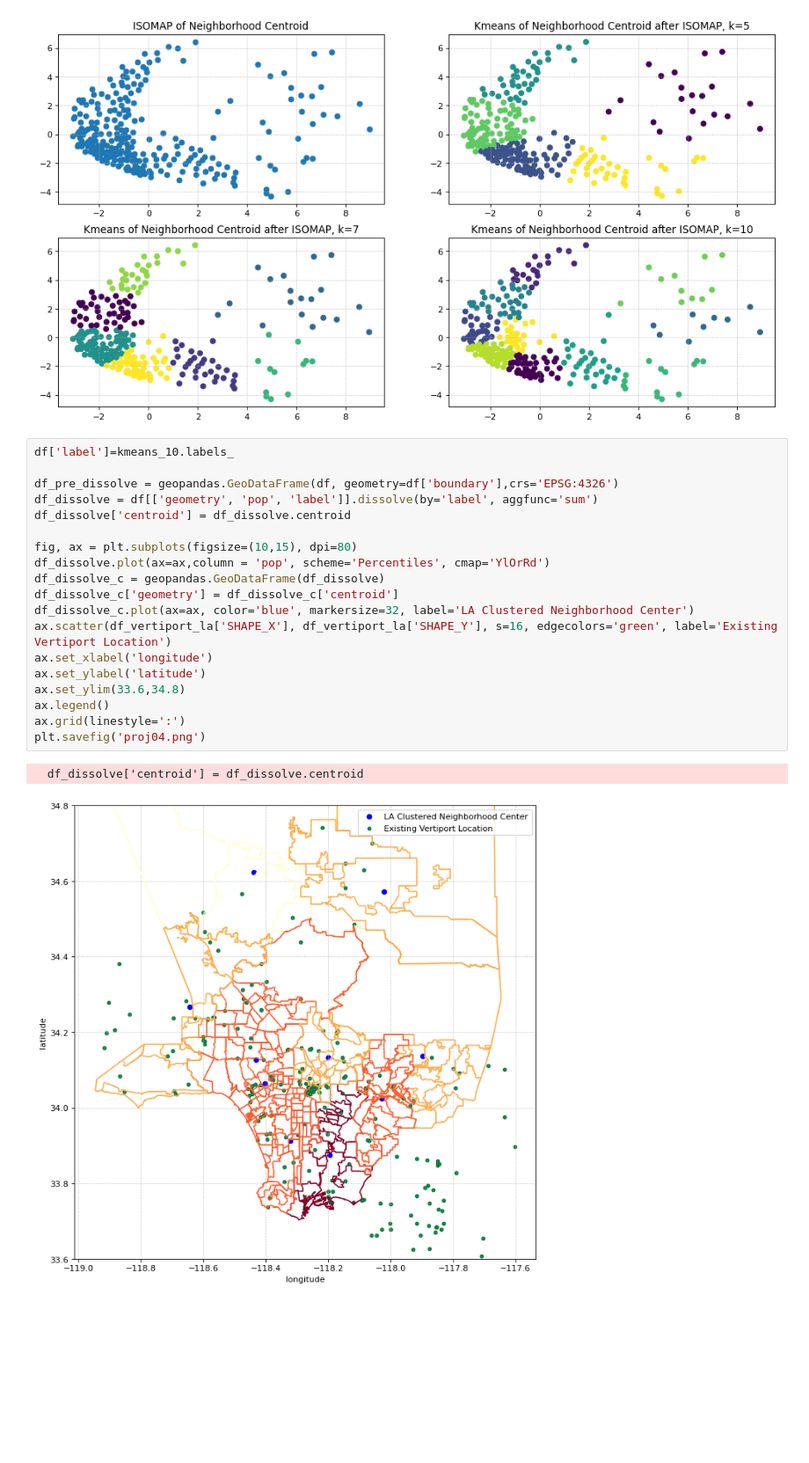
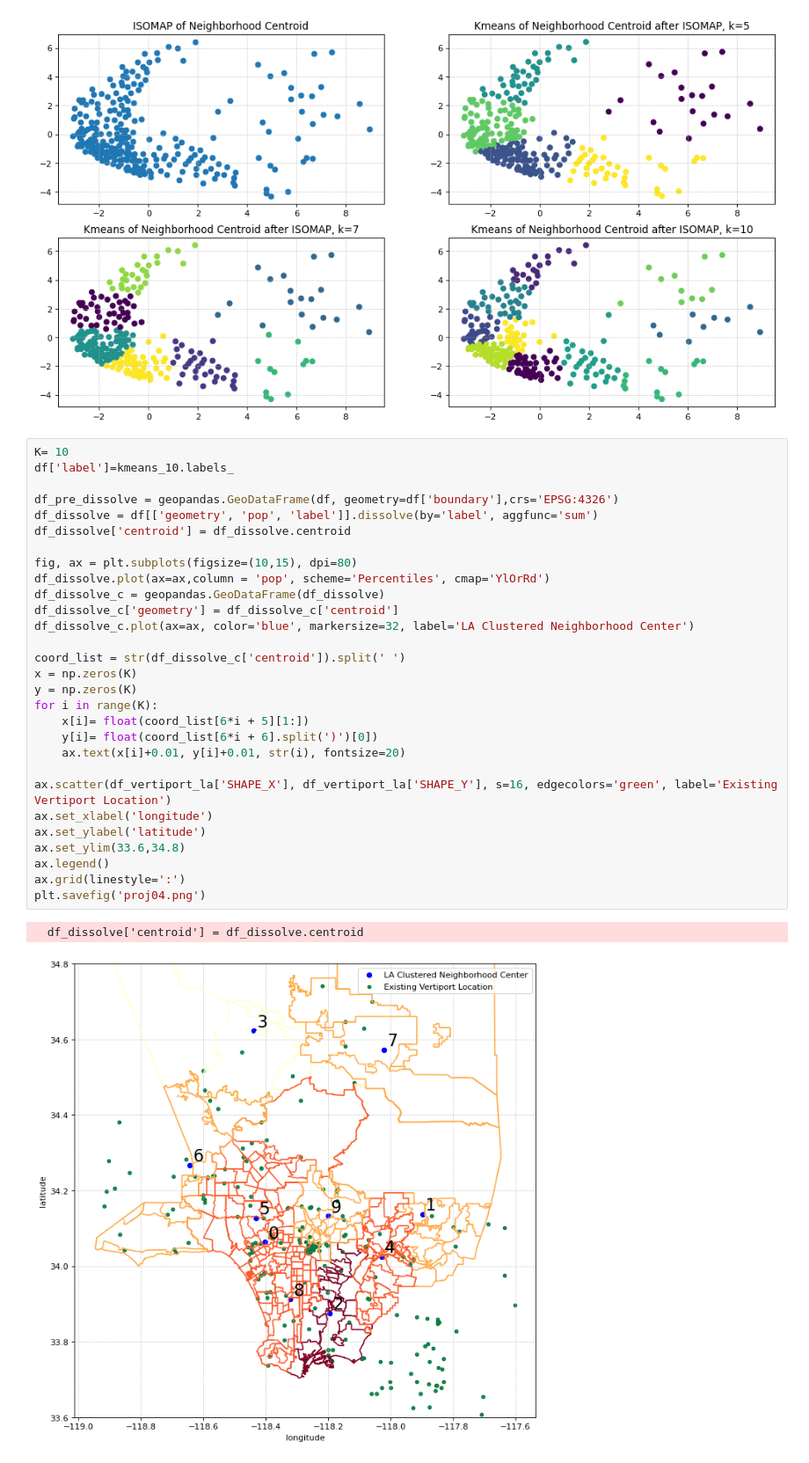
Before and after one commit to guanch1984/evtol-planning, a Jupyter notebook: geopanda_la_neighborhood.ipynb, the cells around one changed output. Shown at 88% size. Cells and saved outputs as stored; diff of their text form; blank space fills up the shorter version.

```diff
--- a/geopanda_la_neighborhood.ipynb
+++ b/geopanda_la_neighborhood.ipynb
@@ -118,26 +118,36 @@ plt.savefig('proj03.png')
 # %% [output]
 [figure]
 # %%
+K= 10
 df['label']=kmeans_10.labels_
 
 df_pre_dissolve = geopandas.GeoDataFrame(df, geometry=df['boundary'],crs='EPSG:4326')
 df_dissolve = df[['geometry', 'pop', 'label']].dissolve(by='label', aggfunc='sum')
 df_dissolve['centroid'] = df_dissolve.centroid
 
 fig, ax = plt.subplots(figsize=(10,15), dpi=80)
 df_dissolve.plot(ax=ax,column = 'pop', scheme='Percentiles', cmap='YlOrRd')
 df_dissolve_c = geopandas.GeoDataFrame(df_dissolve)
 df_dissolve_c['geometry'] = df_dissolve_c['centroid']
 df_dissolve_c.plot(ax=ax, color='blue', markersize=32, label='LA Clustered Neighborhood Center')
+
+coord_list = str(df_dissolve_c['centroid']).split(' ')
+x = np.zeros(K)
+y = np.zeros(K)
+for i in range(K):
+    x[i]= float(coord_list[6*i + 5][1:])
+    y[i]= float(coord_list[6*i + 6].split(')')[0])
+    ax.text(x[i]+0.01, y[i]+0.01, str(i), fontsize=20)
+
 ax.scatter(df_vertiport_la['SHAPE_X'], df_vertiport_la['SHAPE_Y'], s=16, edgecolors='green', label='Existing Vertiport Location')
 ax.set_xlabel('longitude')
 ax.set_ylabel('latitude')
 ax.set_ylim(33.6,34.8)
 ax.legend()
 ax.grid(linestyle=':')
 plt.savefig('proj04.png')
 # %% [output]
   df_dissolve['centroid'] = df_dissolve.centroid
-[figure, old version]
+[figure, new version]
 # %%
 # generate optimization table
```
Also changed, not shown: parts of 5 cells of this notebook, 9 other files.
